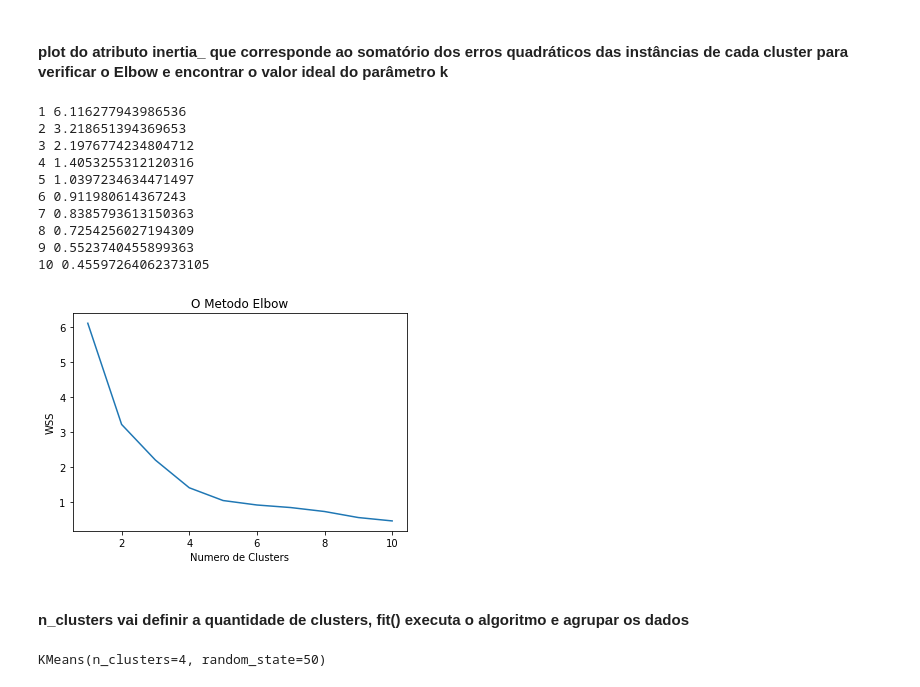
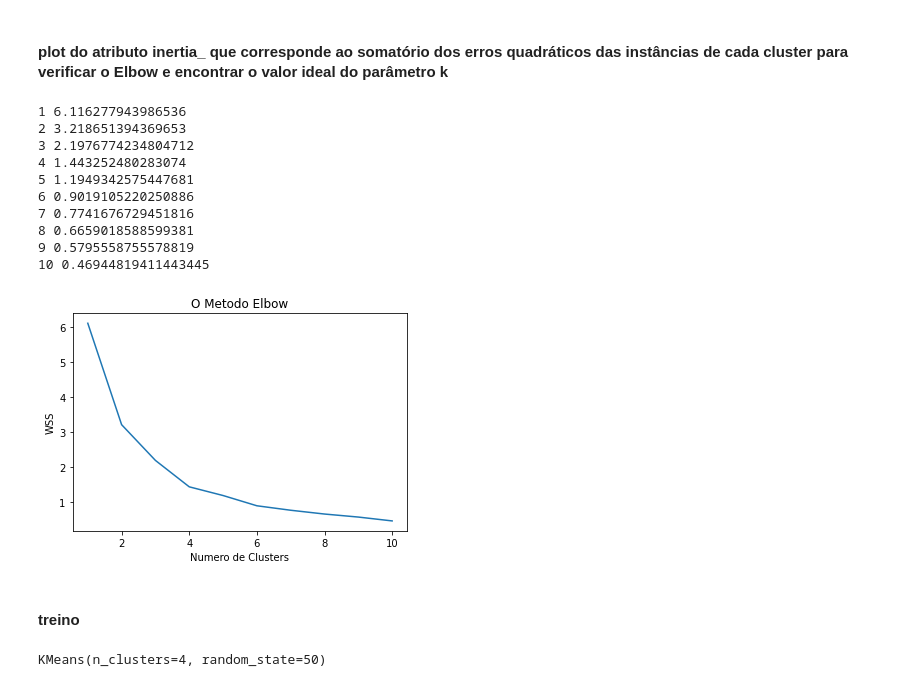
Before and after one commit to gibbonkl/py_exercices, a Jupyter notebook: k-means/k-means.ipynb, the cells around one changed output. Saved outputs shown, nothing was run; the diff lists cells and outputs as text; code cells hidden in the pictures.

```diff
--- a/k-means/k-means.ipynb
+++ b/k-means/k-means.ipynb
@@ -50,30 +31,30 @@ sb.pairplot(df)
 # %%
 wcss = []
 
 for i in range(1, 11):
     kmeans = KMeans(n_clusters = i, init = 'random')
     kmeans.fit(X)
     print (i,kmeans.inertia_)
     wcss.append(kmeans.inertia_)
-pl.plot(range(1, 11), wcss)
-pl.title('O Metodo Elbow')
-pl.xlabel('Numero de Clusters')
-pl.ylabel('WSS') #within cluster sum of squares
-pl.show()
+plt.plot(range(1, 11), wcss)
+plt.title('O Metodo Elbow')
+plt.xlabel('Numero de Clusters')
+plt.ylabel('WSS') #within cluster sum of squares
+plt.show()
 # %% [output]
 1 6.116277943986536
 2 3.218651394369653
 3 2.1976774234804712
-4 1.4053255312120316
-5 1.0397234634471497
-6 0.911980614367243
-7 0.8385793613150363
-8 0.7254256027194309
-9 0.5523740455899363
-10 0.45597264062373105
+4 1.443252480283074
+5 1.1949342575447681
+6 0.9019105220250886
+7 0.7741676729451816
+8 0.6659018588599381
+9 0.5795558755578819
+10 0.46944819411443445
-[figure, old version]
+[figure, new version]
-# %% [markdown]
-#### n_clusters vai definir a quantidade de clusters, fit() executa o algoritmo e agrupar os dados
+# %% [markdown]
+#### treino
 # %%
 kmeans = KMeans(n_clusters=4,random_state=50)
 kmeans.fit(X)
```
Also changed, not shown: parts of 13 cells of this notebook, 11 other files.
